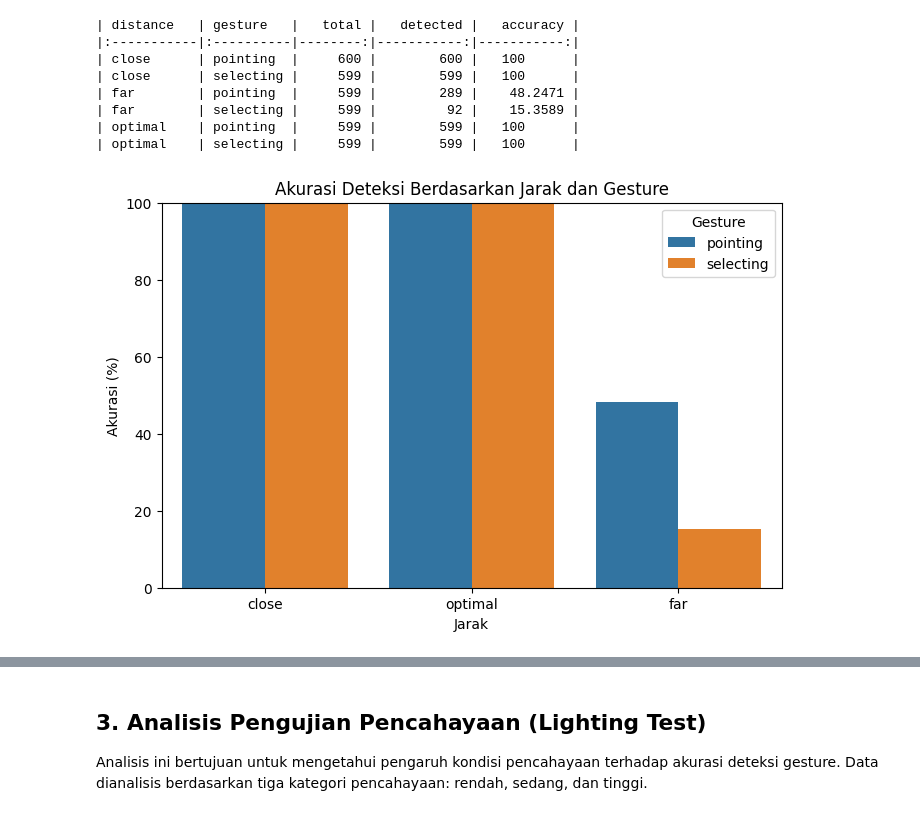
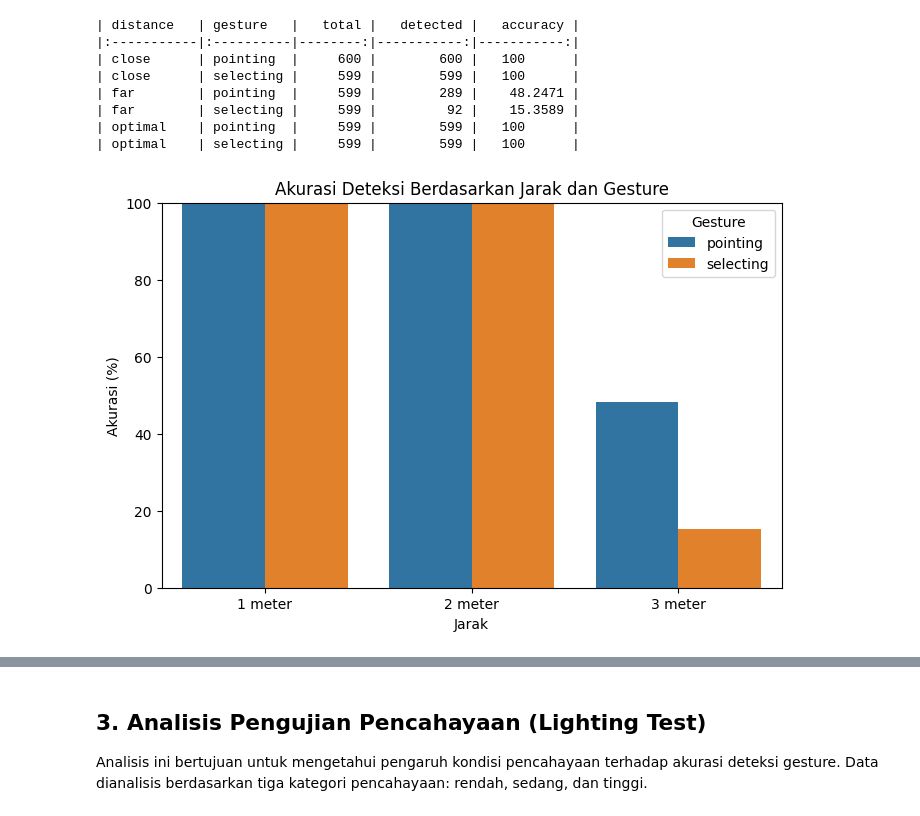
Before and after one commit to Blindheroes/test-hand-modul-TA, a Jupyter notebook: analisis_data_pengujian.ipynb, the cells around one changed output, grey strips where cells are left out. Saved outputs shown, nothing was run; the diff lists cells and outputs as text; code cells hidden in the pictures.

```diff
--- a/analisis_data_pengujian.ipynb
+++ b/analisis_data_pengujian.ipynb
@@ -69,17 +69,29 @@ print(distance_summary.to_markdown(index=False))
 | far        | selecting |     599 |         92 |    15.3589 |
 | optimal    | pointing  |     599 |        599 |   100      |
 | optimal    | selecting |     599 |        599 |   100      |
+# %%
+# ubah close, far, optimal ke 1 meter, 2meter, 3 meter
+def convert_distance_labels(df):
+    distance_mapping = {
+        'close': '1 meter',
+        'optimal': '2 meter',
+        'far': '3 meter'
+    }
+    df['distance'] = df['distance'].map(distance_mapping)
+    return df
+
+distance_summary = convert_distance_labels(distance_summary)
 # %%
 # Visualisasi akurasi deteksi berdasarkan jarak (close, far, optimal) dan gesture
 # ururtan jarak: close, optimal, far
-distance_summary['distance'] = pd.Categorical(distance_summary['distance'], categories=['close', 'optimal', 'far'], ordered=True)
+distance_summary['distance'] = pd.Categorical(distance_summary['distance'], categories=['1 meter', '2 meter',  '3 meter'], ordered=True)
 plt.figure(figsize=(8,5))
 sns.barplot(data=distance_summary, x='distance', y='accuracy', hue='gesture')
 plt.title('Akurasi Deteksi Berdasarkan Jarak dan Gesture')
 plt.ylabel('Akurasi (%)')
 plt.xlabel('Jarak')
 plt.ylim(0, 100)
 plt.legend(title='Gesture')
 plt.show()
 # %% [output]
-[figure, old version]
+[figure, new version]
```
Also changed, not shown: parts of 3 cells of this notebook, 19 other files.
